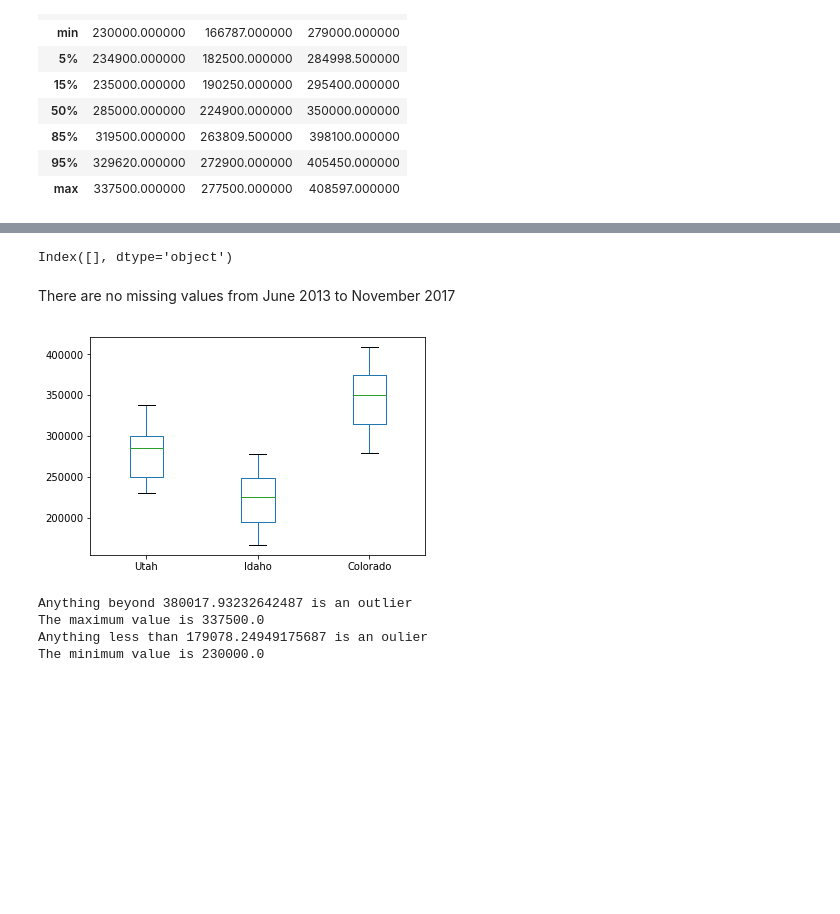
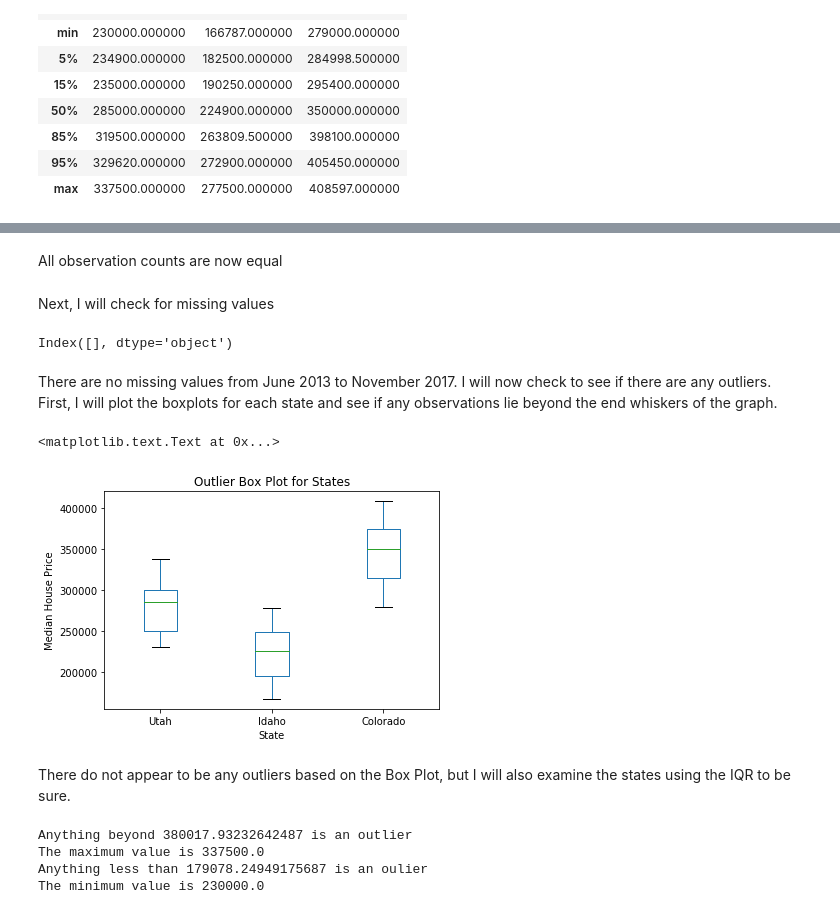
Before and after one commit to TristanMoser/byu_econ_applied_machine_learning, a Jupyter notebook: homeworks/Homework_1_TristanMoser.ipynb, the cells around one changed output, grey strips where cells are left out. Cells and saved outputs as stored; diff of their text form; code cells hidden in the pictures; blank space fills up the shorter version.

```diff
--- a/homeworks/Homework_1_TristanMoser.ipynb
+++ b/homeworks/Homework_1_TristanMoser.ipynb
@@ -119 +117,5 @@ memory usage: 1.7 KB
+# %% [markdown]
+All observation counts are now equal
+# %% [markdown]
+Next, I will check for missing values
 # %%
@@ -121,15 +122,20 @@ memory usage: 1.7 KB
 uic.columns[uic.isnull().any()]
 # %% [output]
 Index([], dtype='object')
-# %% [markdown]
-There are no missing values from June 2013 to November 2017
+# %% [markdown]
+There are no missing values from June 2013 to November 2017. I will now check to see if there are any outliers. First, I will plot the boxplots for each state and see if any observations lie beyond the end whiskers of the graph.
 # %%
 #Look for outliers
 import matplotlib.pyplot as plt
 %matplotlib inline
-uicbox= uic.plot(kind='box')
+uic.plot(kind='box').set_title('Outlier Box Plot for States')
+plt.ylabel('Median House Price')
+plt.xlabel('State')
 # %% [output]
+<matplotlib.text.Text at 0x...>
-[figure, old version]
+[figure, new version]
+# %% [markdown]
+There do not appear to be any outliers based on the Box Plot, but I will also examine the states using the IQR to be sure.
 # %%
 #Utah Outliers
 std_Utah= uic['Utah'].std()
```
Also changed, not shown: parts of 41 cells of this notebook.
